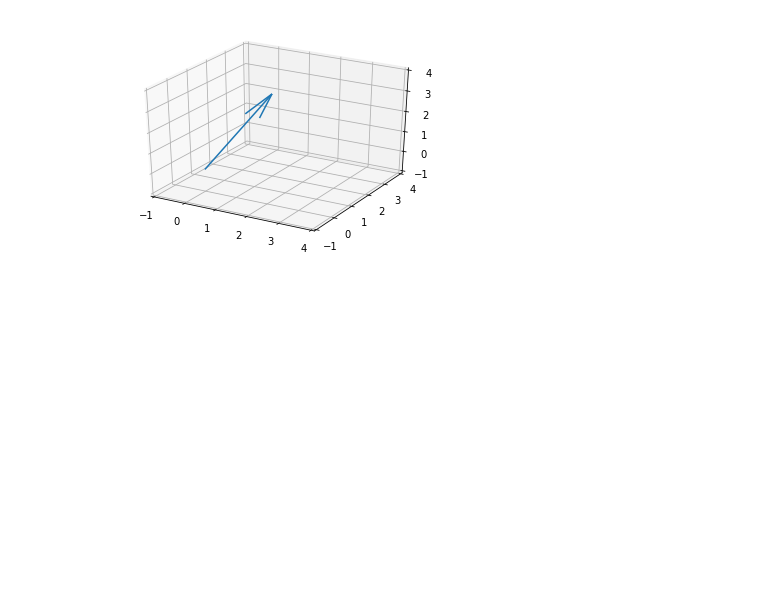
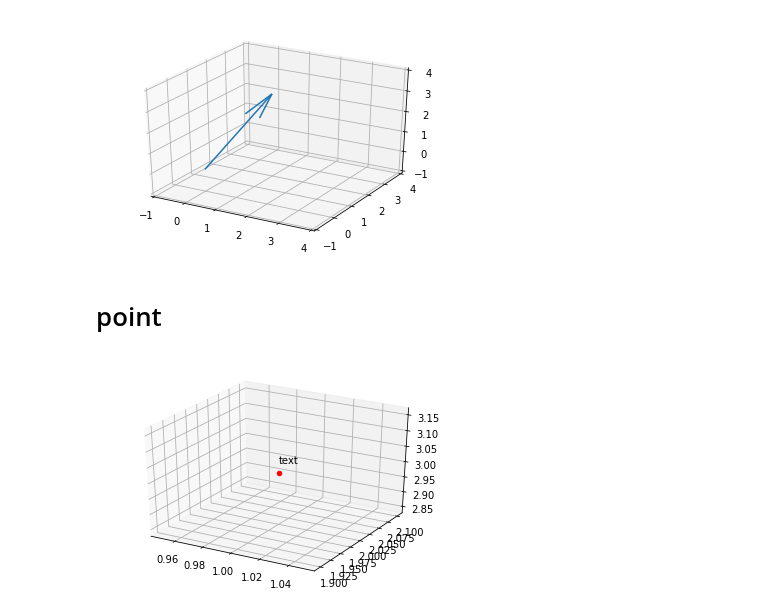
Before and after one commit to srqway/python, a Jupyter notebook: matplotlib-python/notebook/3d/basic.ipynb, the cells around one changed output. Cells and saved outputs as stored; diff of their text form; code cells hidden in the pictures; blank space fills up the shorter version.

```diff
--- a/matplotlib-python/notebook/3d/basic.ipynb
+++ b/matplotlib-python/notebook/3d/basic.ipynb
@@ -42,3 +42,13 @@ ax.set_zlim(-1,4)
 plt.show()
 # %% [output]
 [figure]
+# %% [markdown]
+# point
+# %%
+fig = plt.figure()
+ax = fig.gca(projection='3d')
+ax.scatter(xs=1, ys=2, zs=3, c='red')
+ax.text(x=1, y=2, z=3 + 0.03, s="text")
+plt.show()
+# %% [output]
+[figure, added]
```
